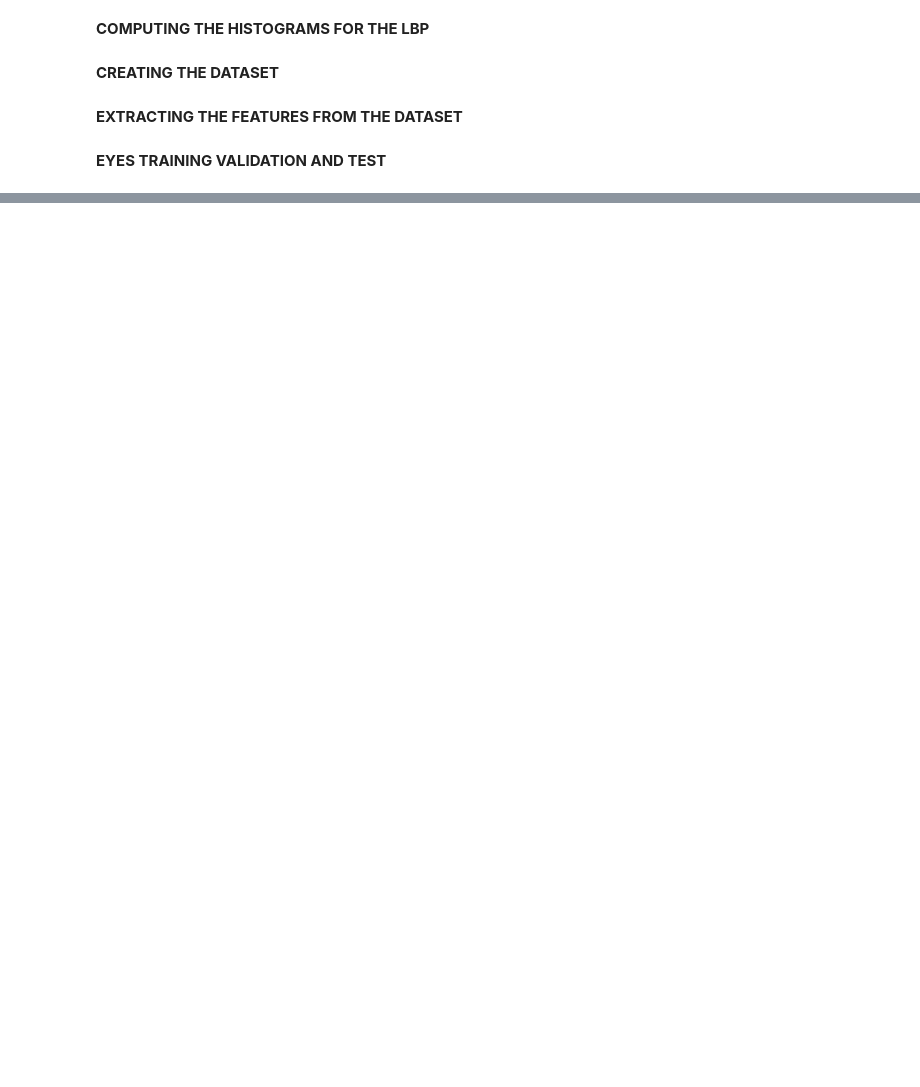
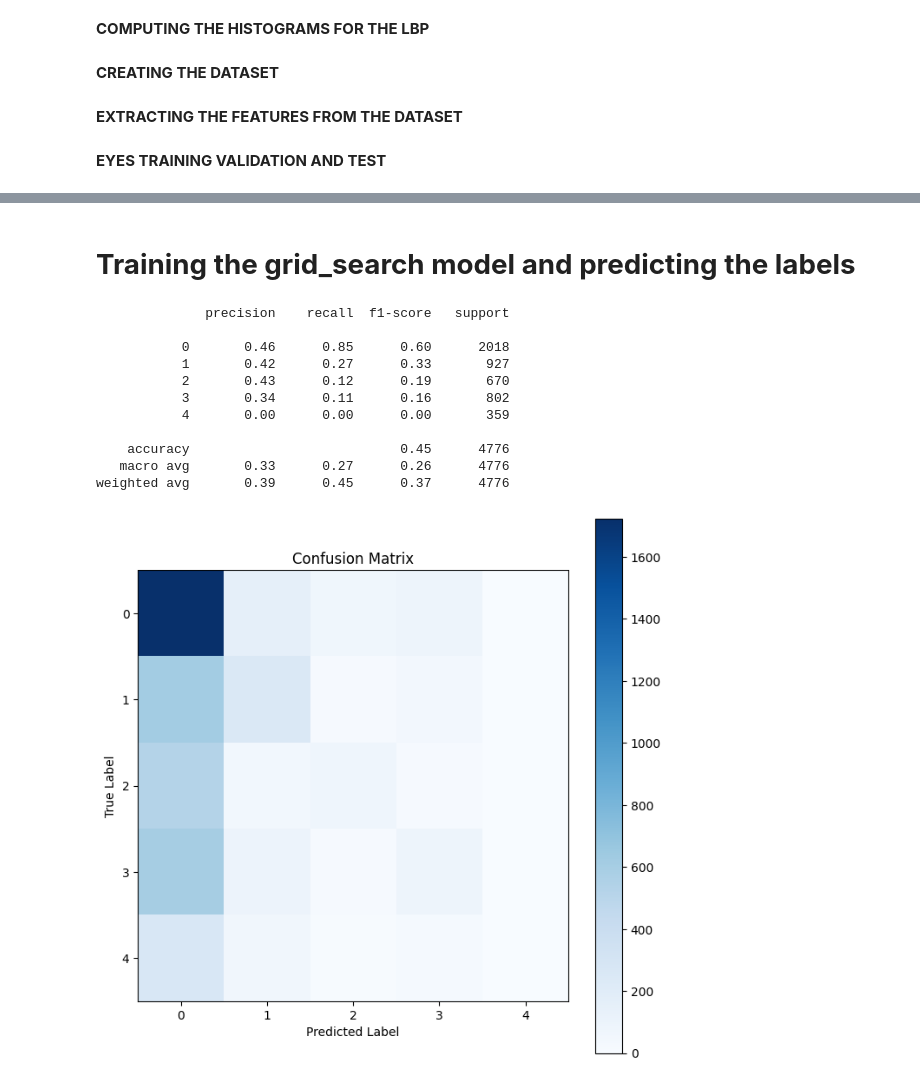
Before and after one commit to ValentinaEmili/Biometric-Systems---Ethnicity-recognition, a Jupyter notebook: LightGBM_BS.ipynb, the cells around one changed output, grey strips where cells are left out. Drawn from its saved outputs; the diff is of its cells as text; code cells hidden in the pictures; blank space fills up the shorter version.

```diff
--- a/LightGBM_BS.ipynb
+++ b/LightGBM_BS.ipynb
@@ -610,0 +910,38 @@ weighted avg       0.39      0.43      0.36      4776
+# %% [markdown]
+# **Training the grid_search model and predicting the labels**
+# %%
+
+y_pred=grid_search.predict(X_test)
+# Predict on the test data
+# y_pred = best_model.predict(X_test)
+# Predict probabilities on the test data
+# print(y_pred)
+# y_pred_classes = y_pred.argmax(axis=1)
+# print(y_pred_classes.shape)
+
+# Evaluate the model
+print(classification_report(y_test, y_pred))
+
+# Confusion Matrix
+cm = confusion_matrix(y_test, y_pred)
+plt.figure(figsize=(8, 8))
+#sns.heatmap(confusion_matrix, annot=True, fmt='d', cmap='Blues', xticklabels=np.unique(y_test), yticklabels=np.unique(y_test))
+plt.imshow(cm, interpolation='nearest', cmap=plt.cm.Blues)
+plt.title('Confusion Matrix')
+plt.colorbar()
+plt.xlabel('Predicted Label')
+plt.ylabel('True Label')
+plt.show()
+# %% [output]
+              precision    recall  f1-score   support
+
+           0       0.46      0.85      0.60      2018
+           1       0.42      0.27      0.33       927
+           2       0.43      0.12      0.19       670
+           3       0.34      0.11      0.16       802
+           4       0.00      0.00      0.00       359
+
+    accuracy                           0.45      4776
+   macro avg       0.33      0.27      0.26      4776
+weighted avg       0.39      0.45      0.37      4776
+[figure, added]
```
Also changed, not shown: parts of 84 cells of this notebook.
